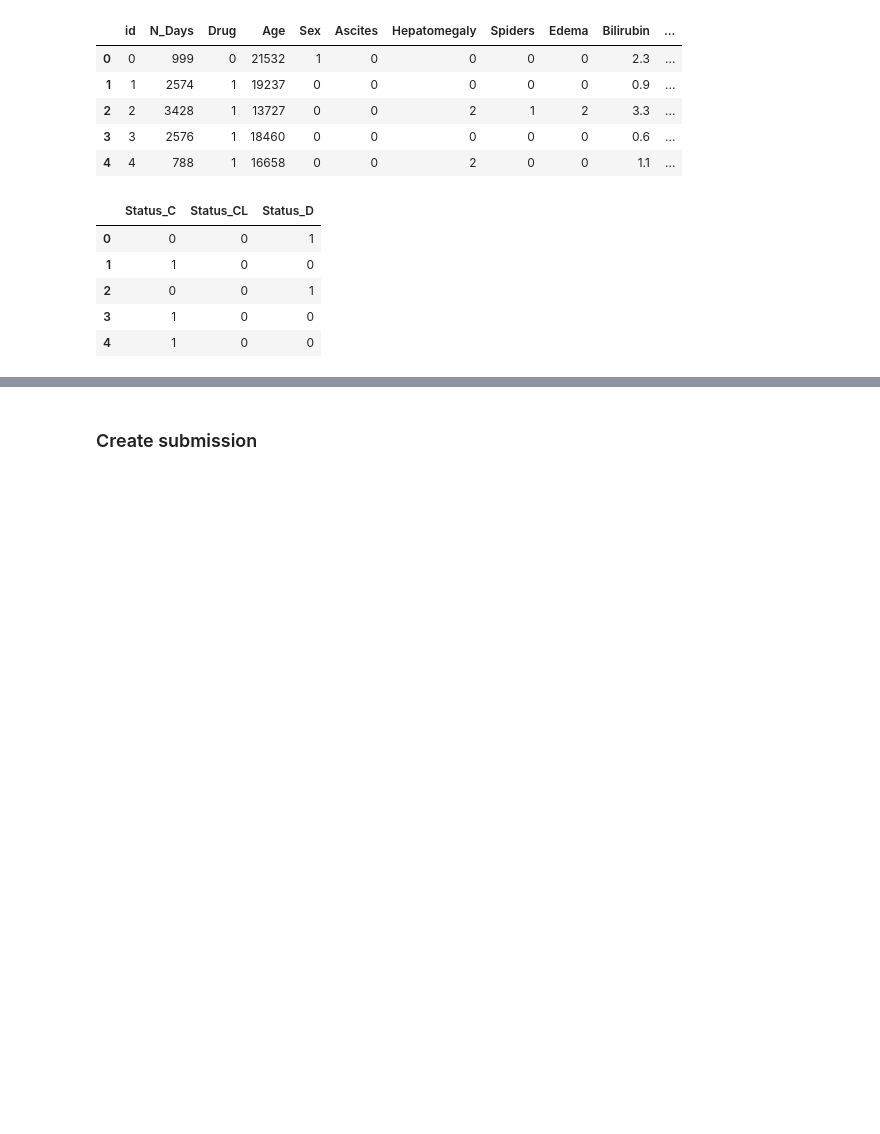
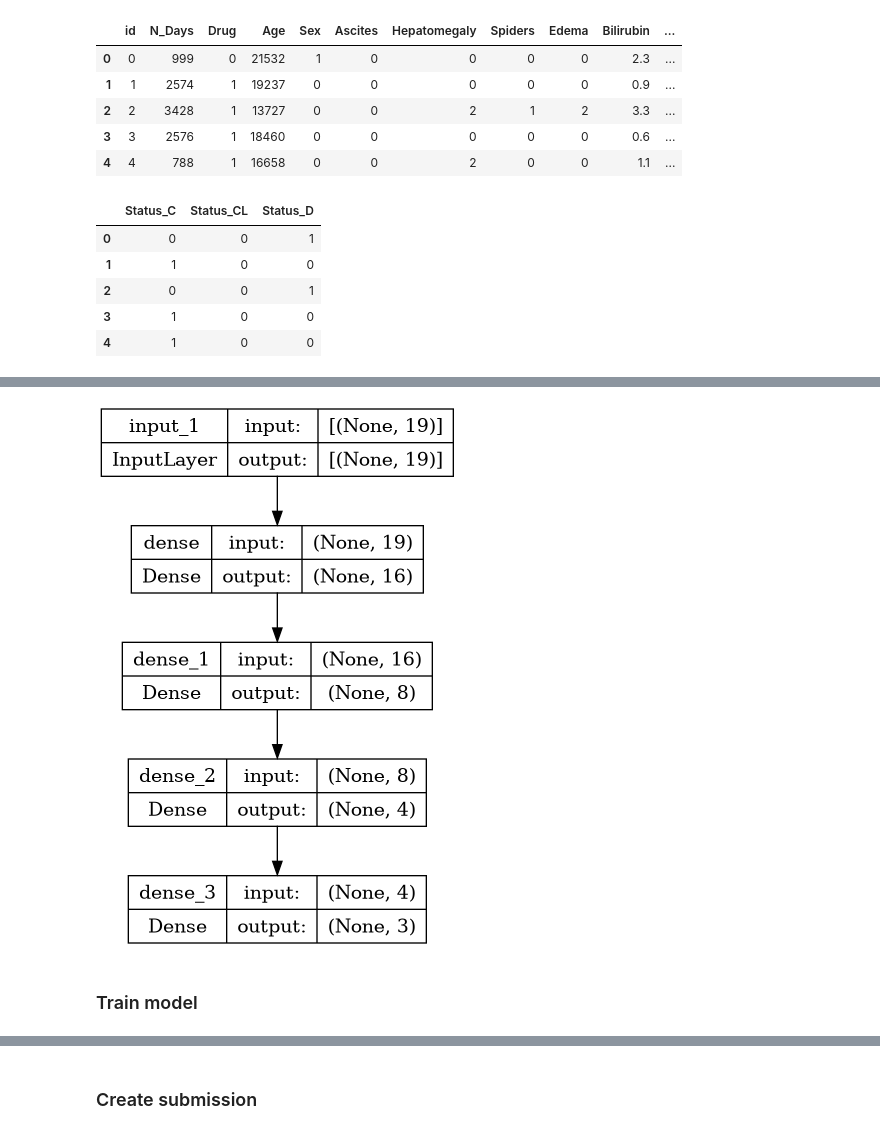
Before and after one commit to ChamodKalupahana/kaggle_cirrhosis_outcomes, a Jupyter notebook: simple-dnn-model-cham-cirrhosis.ipynb, the cells around one changed output, grey strips where cells are left out. Cells and saved outputs as stored; diff of their text form; code cells hidden in the pictures; blank space fills up the shorter version.

```diff
--- a/simple-dnn-model-cham-cirrhosis.ipynb
+++ b/simple-dnn-model-cham-cirrhosis.ipynb
@@ -120,0 +160,37 @@ y.head()
+# %%
+def dense_block(width):
+    def apply(dx):
+        dx = layers.Dense(width, activation='relu')(dx)
+        return dx
+    return apply
+
+def get_dense_network(widths):
+    input_shape = x.shape[1]
+
+    input_layer = layers.Input(input_shape)
+
+    dx = layers.Dense(widths[0], activation='relu')(input_layer)
+
+    for width in widths:
+        if width != widths[0]:
+            dx = dense_block(width)(dx)
+
+    output_layer = layers.Dense(3, activation='sigmoid')(dx)
+    return tf.keras.Model(inputs=input_layer, outputs=output_layer)
+
+
+# define widths of dense layers
+
+# manually create widths list
+#widths = [130, 64, 32, 16, 8, 4, 2, 1]
+widths = [16, 8, 4]
+
+# automatically create wdiths list with start and end values
+# widths_array = np.arange(10, 0, -1)
+# widths = [2**x for x in widths_array]
+
+model = get_dense_network(widths)
+
+loss_function = tf.keras.losses.MeanAbsoluteError()
+optimiser = tf.keras.optimizers.Adam(learning_rate=0.001)
+model.compile(loss = loss_function, optimizer=optimiser, metrics=['mae'])
@@ -120,0 +219,6 @@ y.head()
+# %%
+tf.keras.utils.plot_model(model, show_shapes=True)
+# %% [output]
+[figure, added]
+# %% [markdown]
+### Train model
```
Also changed, not shown: parts of 12 cells of this notebook.
